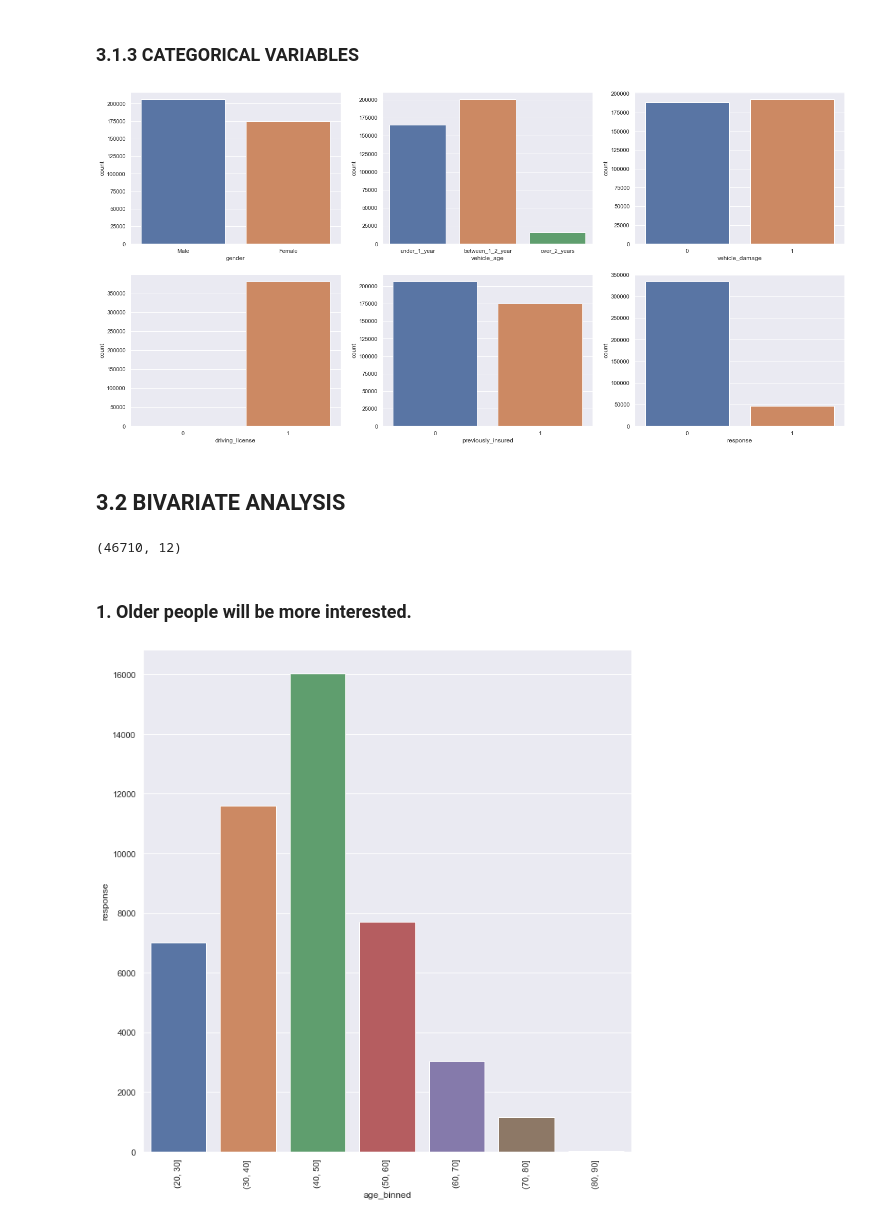
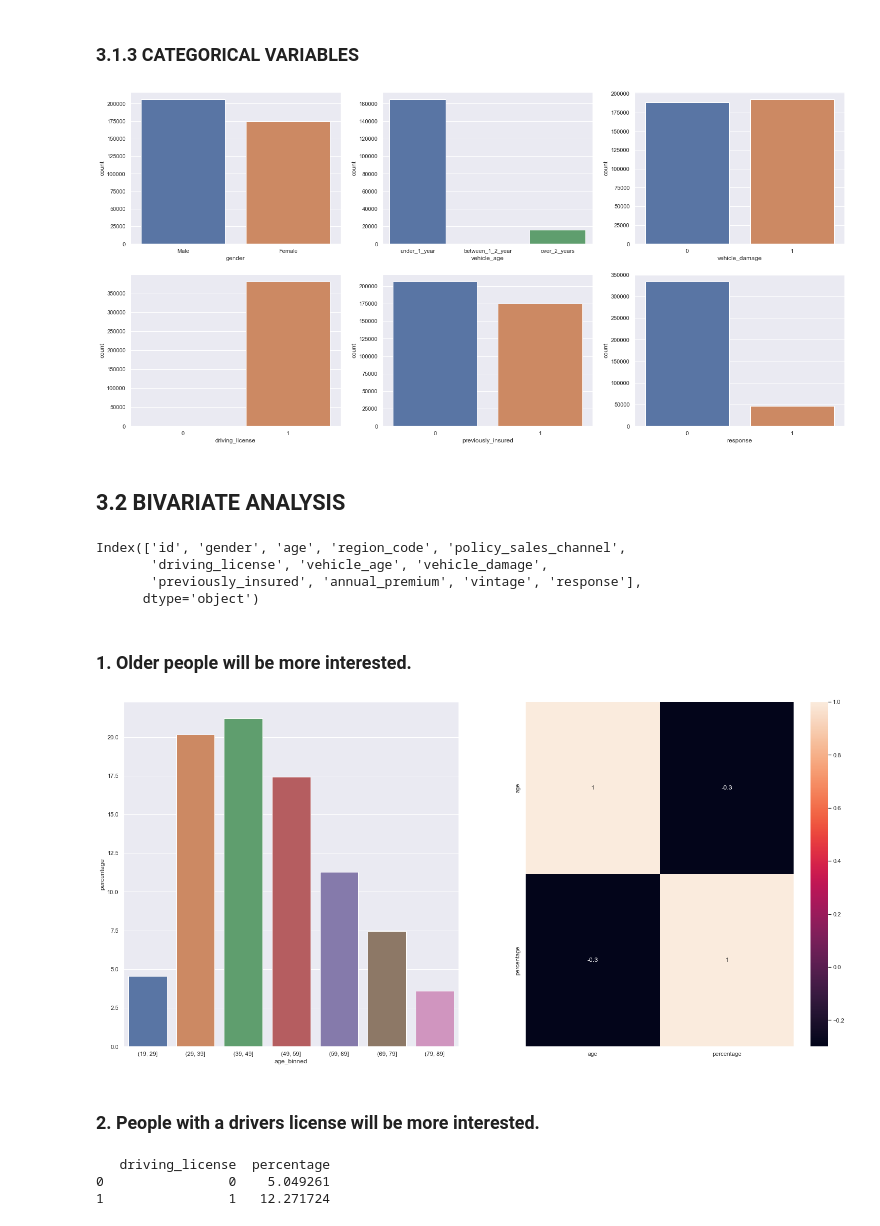
Before and after one commit to gustavo-chagas/health-cross-sell, a Jupyter notebook: p03-health-cross-sell.ipynb, the cells around one changed output. Saved outputs shown, nothing was run; the diff lists cells and outputs as text; code cells hidden in the pictures.

```diff
--- a/p03-health-cross-sell.ipynb
+++ b/p03-health-cross-sell.ipynb
@@ -193,7 +194,7 @@ cat_attributes = cat_attributes.join(ins_cat)
 num_attributes = num_attributes.drop(ins_cat,axis=1)
 
 # vehicle age
-dict_vehicle_age = {'> 2 Years':'over_2_years', '1-2 Year':'between_1_2_year', '< 1 Year':'under_1_year'}
+dict_vehicle_age = {'> 2 Years':'over_2_years', '1-2 Year':'between_1_2_years', '< 1 Year':'under_1_year'}
 df2['vehicle_age'] = df2['vehicle_age'].map(dict_vehicle_age)
 cat_attributes['vehicle_age'] = cat_attributes['vehicle_age'].map(dict_vehicle_age)
 
@@ -245,24 +246,52 @@ sns.countplot(cat_attributes['previously_insured']);
 plt.subplot(2,3,6)
 sns.countplot(cat_attributes['response']);
 # %% [output]
-[figure, old version]
+[figure, new version]
 # %% [markdown]
 ## 3.2 BIVARIATE ANALYSIS
 # %%
 aux32 = df3[df3['response']==1]
+aux32.columns
 # %% [output]
-(46710, 12)
+Index(['id', 'gender', 'age', 'region_code', 'policy_sales_channel',
+       'driving_license', 'vehicle_age', 'vehicle_damage',
+       'previously_insured', 'annual_premium', 'vintage', 'response'],
+      dtype='object')
 # %% [markdown]
 ### 1. Older people will be more interested.
 # %%
-h1 = aux32[['age','response']].groupby('age').count().reset_index()
+h1 = df3[['age','response']].groupby('age').count().reset_index()
+h11 = aux32[['age','response']].groupby('age').count().reset_index()
+h111 = pd.merge(h1,h11,on='age',how='left')
+h111 = h111.fillna(0)
+
+h111['percentage'] = (h111['response_y']/h111['response_x']) *100
+
+bins = list(np.arange(19,90,10))
+
+h111['age_binned'] = pd.cut(h111['age'],bins=bins)
+h12 = h111[['age_binned','percentage']].groupby('age_binned').mean().reset_index()
+
 
 plt.subplot(1,2,1)
-bins = list(np.arange(20,91,10))
+sns.barplot(x='age_binned',y='percentage',data=h12);
+#plt.xticks(rotation=90);
 
-h1['age_binned'] = pd.cut(h1['age'],bins=bins)
-h12 = h1[['age_binned','response']].groupby('age_binned').sum().reset_index()
-sns.barplot(x='age_binned',y='response',data=h12);
-plt.xticks(rotation=90);
+plt.subplot(1,2,2)
+h111.drop(['response_x','response_y'],inplace=True,axis=1)
+sns.heatmap(h111.corr(method='pearson'),annot=True);
 # %% [output]
-[figure, old version]
+[figure, new version]
+# %% [markdown]
+### 2. People with a drivers license will be more interested.
+# %%
+h2 = df3[['driving_license','response']].groupby('driving_license').count().reset_index()
+h21 = aux32[['driving_license','response']].groupby('driving_license').count().reset_index()
+h21['percentage'] = (h21['response']/h2['response']) *100
+h21.drop('response',axis=1, inplace=True)
+
+print(h21)
+# %% [output]
+   driving_license  percentage
+0                0    5.049261
+1                1   12.271724
```
Also changed, not shown: parts of 11 cells of this notebook.
